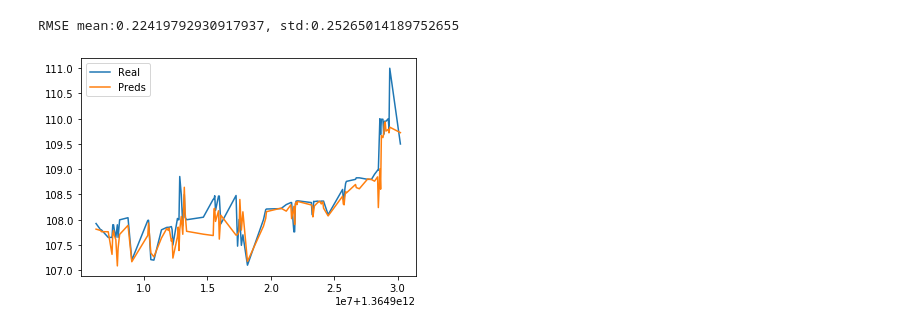
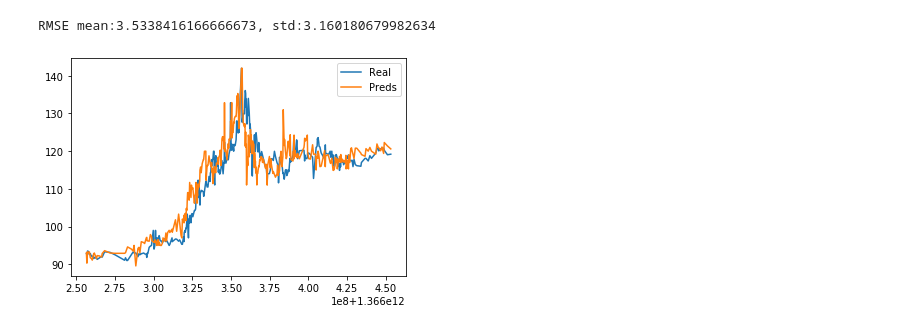
Before and after one commit to ar-ambuj23/data_mining_project2020, a Jupyter notebook: testing/Example.ipynb, the cells around one changed output. Cells and saved outputs as stored; diff of their text form; code cells hidden in the pictures.

Commit message:
sample tests for various regression models

```diff
--- a/testing/Example.ipynb
+++ b/testing/Example.ipynb
@@ -31,9 +37,13 @@ dtypes: float64(72), int64(2)
 memory usage: 1.5 GB
 # %%
 # create the target feature
-data['nextClosingPrice'] = data['close'].shift(1)
+data['nextClosingPrice'] = data['close'].shift(-1)
 
 # drop the rows with 'None' in target column
 data = data.dropna(subset=['nextClosingPrice'])
+data = data.drop(['trend_psar_down', 'trend_psar_up'], axis=1)
+
+# drop na values from feature extraction
+data = data.dropna()
 # %%
 from xgboost import XGBRegressor
@@ -41,5 +54,5 @@ from sklearn.linear_model import LinearRegression
 # %%
-def testModel(df, windowLength, upToSize, stepSize):
+def testModel(df, windowLength, startingIndex, endingIndex, stepSize, modelName):
 
     # lists to store data, will concat to make result data frame
     rmseList = []
@@ -52,14 +65,27 @@ def testModel(df, windowLength, upToSize, stepSize):
     y = df['nextClosingPrice']
 
     # rolling window test
-    for i in range(windowLength, upToSize, stepSize):
+    for i in range(startingIndex, endingIndex, stepSize):
 
         # split the data
         X_train, X_test = X[i-windowLength:i], X[i:i+1]
-        y_train, y_test = y[i-windowLength:i], y[i:i+1]
+        y_train, y_test = y[i-windowLength:i], y[i]
 
-        # createa new model and fit it
-        model = XGBRegressor()
+        # create a new model
+        if modelName == 'dt':
+            model = DecisionTreeRegressor()
+        elif modelName == 'xgb':
+            model = XGBRegressor()
+        elif modelName == 'lgbm':
+            model = LGBMRegressor()
+        elif modelName == 'lr':
+            model = LinearRegression()
+        elif modelName == 'ridge':
+            model = Ridge(alpha=0.01)
+        elif modelName == 'svr':
+            model = SVR(kernel='rbf', C=100, gamma=0.1, epsilon=.1)
+
+        # train the model
         model.fit(X_train, y_train)
 
         # make a prediction
@@ -71,11 +97,12 @@ def testModel(df, windowLength, upToSize, stepSize):
         realList.append(y_test)
 
         # measure the error of this prediction
-        mse = mean_squared_error(y_test, y_pred)
-        rmse = np.sqrt(mse)
-        rmseList.append(rmse)
+        squared_error = (y_test - y_pred) **2
+        root_squared_error = math.sqrt(squared_error)
+        rmseList.append(root_squared_error)
 
     # result dictionary
+    predList = [x[0] for x in predList]
     result_data = pd.DataFrame({'Timestamp': predTimeList, "Real": realList, "Preds": predList, 'rmse': rmseList})
 
     # result plot
@@ -88,8 +115,8 @@ def testModel(df, windowLength, upToSize, stepSize):
 
     return result_data
 # %%
-# test an xgb model trained over the previous 360 days
-xgb_results = testModel(data, 360, 460, 1)
+ # test models trained over the previous 360 minutes
+dt_results = testModel(data, 360, 9000, 10200, 3, 'dt')
 # %% [output]
-RMSE mean:0.22419792930917937, std:0.25265014189752655
+RMSE mean:3.5338416166666673, std:3.160180679982634
-[figure, old version]
+[figure, new version]
```
Also changed, not shown: parts of 7 cells of this notebook.
